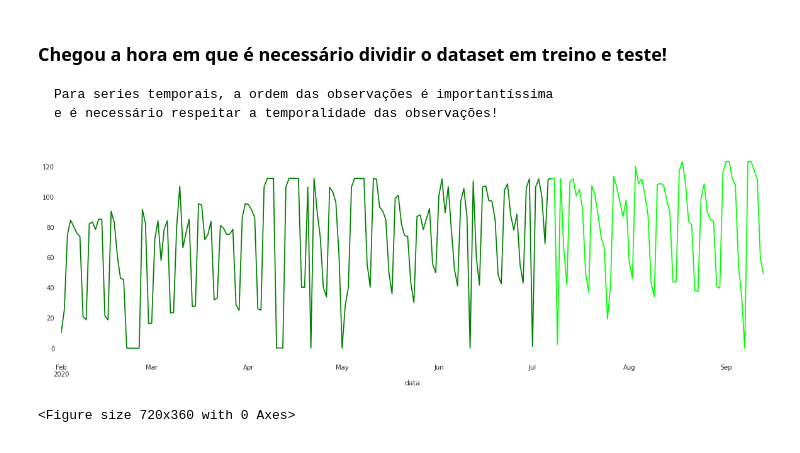
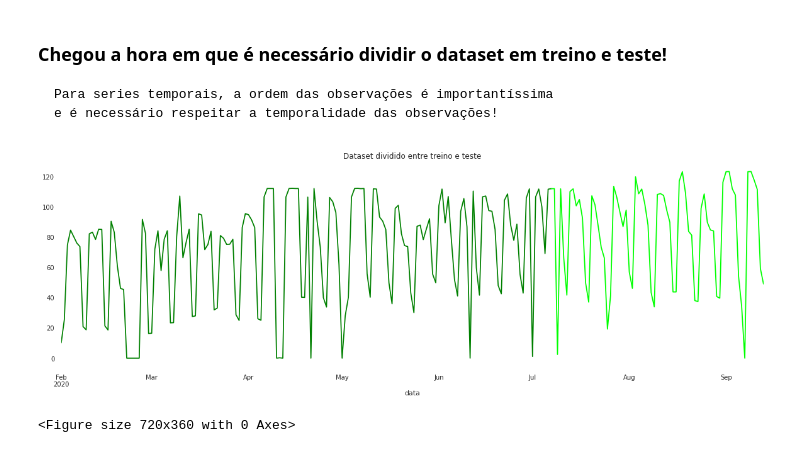
Before and after one commit to log-tech/dimensionamento-operacional, a Jupyter notebook: Trabalho Final - Github.ipynb, the cells around one changed output. Drawn from its saved outputs; the diff is of its cells as text; code cells hidden in the pictures.

```diff
--- a/Trabalho Final - Github.ipynb
+++ b/Trabalho Final - Github.ipynb
@@ -692,19 +646 @@ mourato_ts = substituir_pela_media(mourato_ts, mourato_ts['slots_usados'] != 0,
-# %%
-#Heurística de substituição de valores de slots_usado <= 80 pela média de slots_usado do dia da semana em que isto aconteceu
-#Motivo: Encontramos diversos feriados que não deveriam ter slots_usados mas por algum motivo tinham
-#Solução: Substituição dos valores pela média de slots_usados da semana
-#         e dos valores de picking pela media de picking da semana
-#          Por causa que outliers afetam o modelo de maneira negativa
-#          Além disso nossa amostra não é tão grande que pudessémos apenas dropar os valores
-def substituir_pela_media_2(df, cond, feature1, feature2, freq):
-    # Cálculo da média semanal de slots usados
-    s2 = df[cond].groupby(freq)[feature1].mean()
-    s3 = df[cond].groupby(freq)[feature2].mean()
-    # Aplicar a média semanal do slots usados
-    df.loc[~cond, feature1] = df[freq].map(s2)
-    df.loc[~cond, feature2] = df[freq].map(s3)
-    return df
-
-mourato_ts = substituir_pela_media_2(mourato_ts, mourato_ts['slots_usados'] >= 80, 'picking', 'slots_usados', 'semana')
-mourato_ts = substituir_pela_media_2(mourato_ts, mourato_ts['picking'] >= 1000, 'picking', 'slots_usados', 'semana')
 # %% [markdown]
@@ -762,10 +698,11 @@ test_size = int(len(mourato_ts)) - train_size
 # %%
 train_test_dist = sp_ts
 train_test_dist['slots_usados'][:train_size].plot(color='green',figsize=(20,6))
 train_test_dist['slots_usados'][train_size-1:].plot(color='lime',figsize=(20,6))
+plt.title('Dataset dividido entre treino e teste')
 plt.show()
 # %% [output]
-[figure, old version]
+[figure, new version]
 # %%
 # Separação do dataframe em treino e teste e drop dos valores NaN
 train_X, train_y = X[:train_size].dropna(), y[:train_size].dropna()
```
Also changed, not shown: parts of 32 cells of this notebook.
